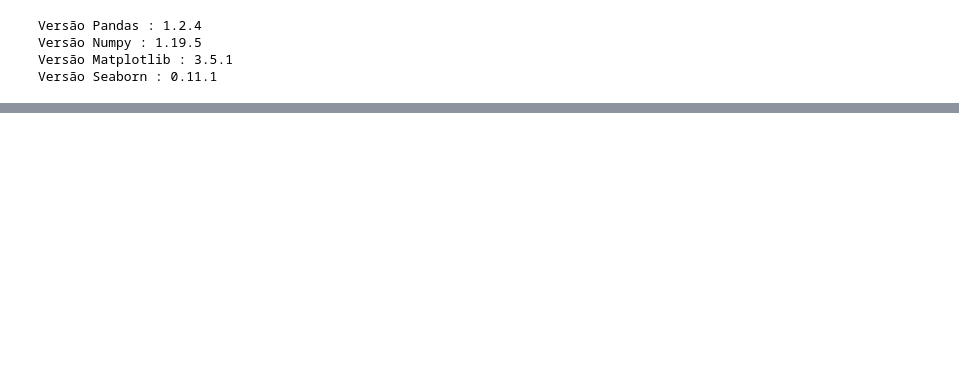
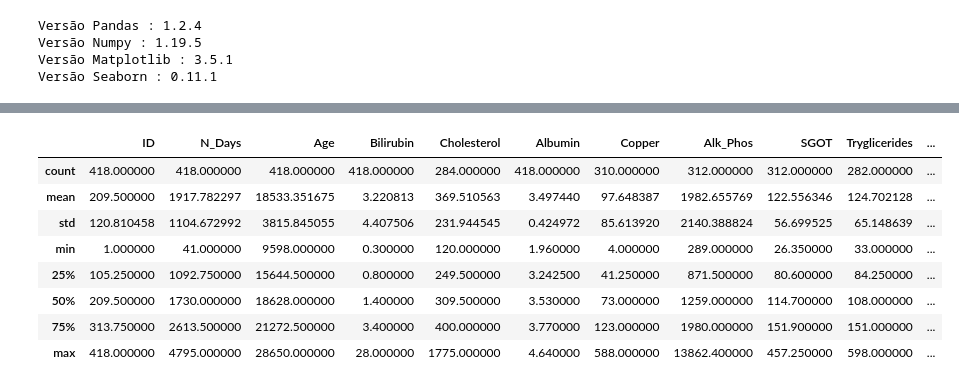
Before and after one commit to caiquemiranda/EDA-Exploratory-Data-Analysis-python, a Jupyter notebook: EDA-Cirrhosis.ipynb, the cells around one changed output, grey strips where cells are left out. Saved outputs shown, nothing was run; the diff lists cells and outputs as text; code cells hidden in the pictures; blank space fills up the shorter version.

```diff
--- a/EDA-Cirrhosis.ipynb
+++ b/EDA-Cirrhosis.ipynb
@@ -34,0 +63,14 @@ cirrhosis_df.head()
+# %%
+# descrição estatística das variaveis numericas do dataset
+
+cirrhosis_df.describe()
+# %% [output]
+|  | ID | N_Days | Age | Bilirubin | Cholesterol | Albumin | Copper | Alk_Phos | SGOT | Tryglicerides | ... |
+| count | 418.000000 | 418.000000 | 418.000000 | 418.000000 | 284.000000 | 418.000000 | 310.000000 | 312.000000 | 312.000000 | 282.000000 | ... |
+| mean | 209.500000 | 1917.782297 | 18533.351675 | 3.220813 | 369.510563 | 3.497440 | 97.648387 | 1982.655769 | 122.556346 | 124.702128 | ... |
+| std | 120.810458 | 1104.672992 | 3815.845055 | 4.407506 | 231.944545 | 0.424972 | 85.613920 | 2140.388824 | 56.699525 | 65.148639 | ... |
+| min | 1.000000 | 41.000000 | 9598.000000 | 0.300000 | 120.000000 | 1.960000 | 4.000000 | 289.000000 | 26.350000 | 33.000000 | ... |
+| 25% | 105.250000 | 1092.750000 | 15644.500000 | 0.800000 | 249.500000 | 3.242500 | 41.250000 | 871.500000 | 80.600000 | 84.250000 | ... |
+| 50% | 209.500000 | 1730.000000 | 18628.000000 | 1.400000 | 309.500000 | 3.530000 | 73.000000 | 1259.000000 | 114.700000 | 108.000000 | ... |
+| 75% | 313.750000 | 2613.500000 | 21272.500000 | 3.400000 | 400.000000 | 3.770000 | 123.000000 | 1980.000000 | 151.900000 | 151.000000 | ... |
+| max | 418.000000 | 4795.000000 | 28650.000000 | 28.000000 | 1775.000000 | 4.640000 | 588.000000 | 13862.400000 | 457.250000 | 598.000000 | ... |
```
Also changed, not shown: parts of 10 cells of this notebook.
